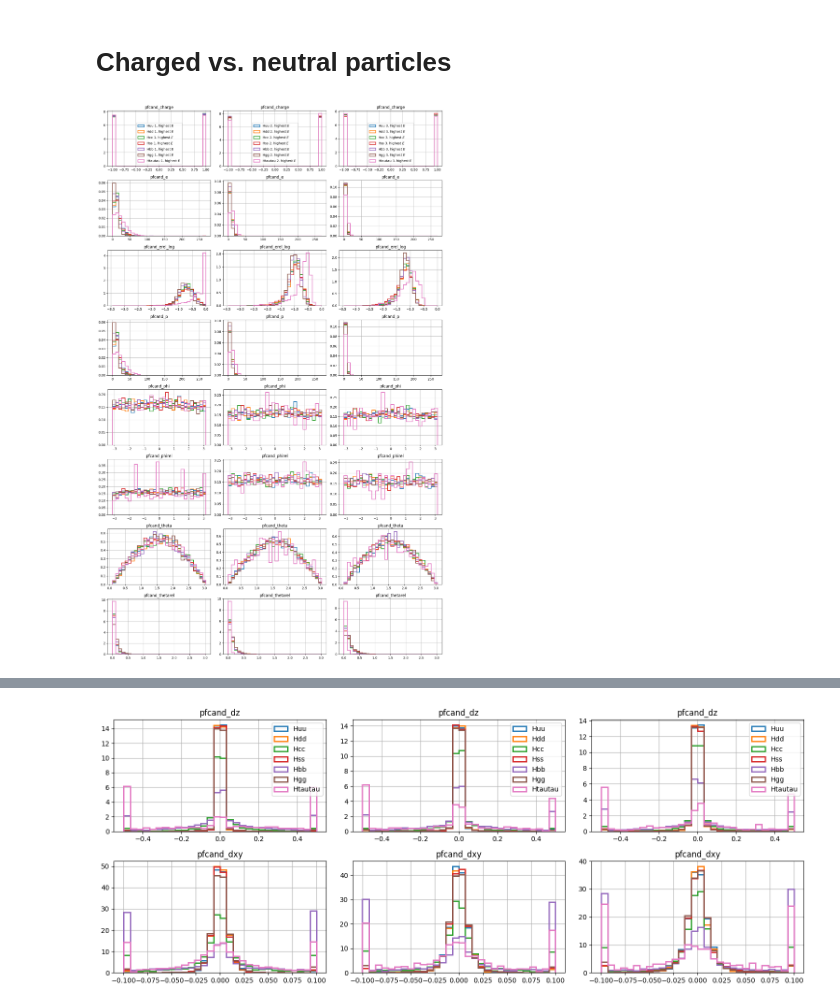
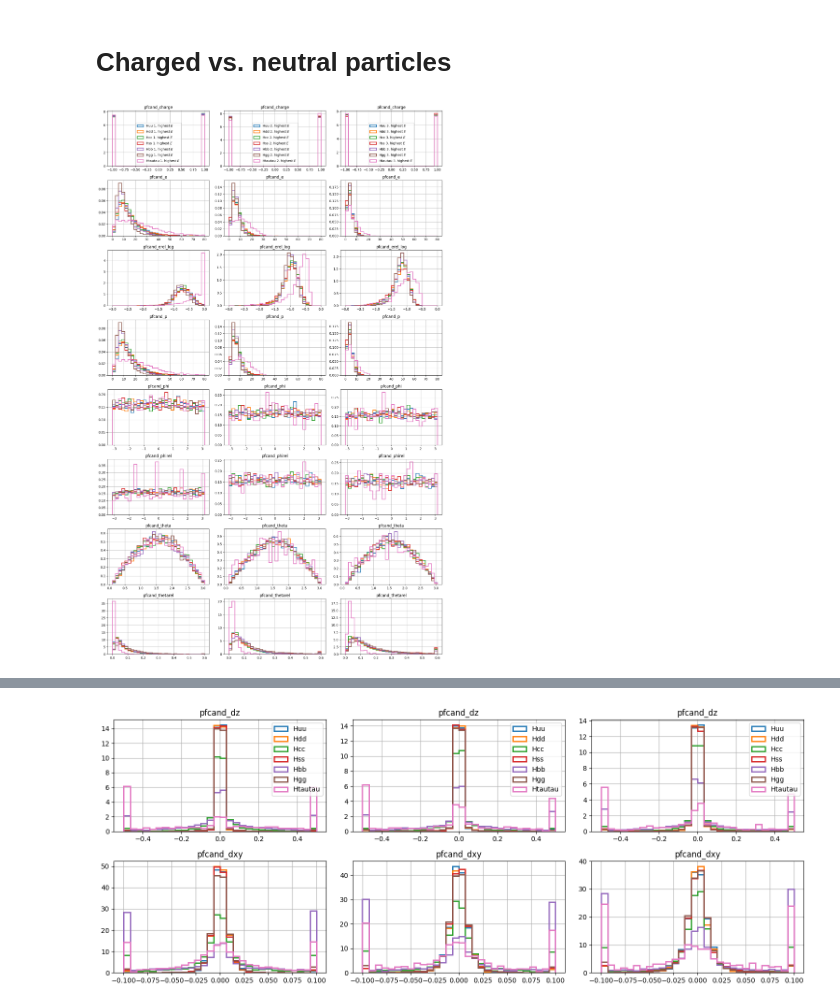
Before and after one commit to saracreates/TaggingResults, a Jupyter notebook: fullSim-Hxx.ipynb, the cells around one changed output, grey strips where cells are left out. Saved outputs shown, nothing was run; the diff lists cells and outputs as text; code cells hidden in the pictures.

Commit message:
Hxx plots & finding the dip in SIP

```diff
--- a/fullSim-Hxx.ipynb
+++ b/fullSim-Hxx.ipynb
@@ -46,6 +46,3 @@ ss 3600
 bb 3800
 gg 4000
 tautau 3798
-# %%
-for param in dic.values():
-    print(max(param["jet_e"]))
@@ -226,7 +238,7 @@ def plot_key_highest_e_cpart(keys, ptype="cpart", k=3, r=None, bins=20, log=Fals
                 ax.hist(a, bins=bins, histtype='step', linewidth=2.0, range=combined_range, label=label, density=True)
                 if log:
                     ax.set_yscale('log')
-                if idx == 0:
+                if idx == 0 and i==0:
                     ax.legend()
                 ax.grid()
     plt.tight_layout()
@@ -238,16 +250,27 @@ def plot_key_highest_e_cpart(keys, ptype="cpart", k=3, r=None, bins=20, log=Fals
 # %%
 keys= [ 'pfcand_charge',
  'pfcand_e',
  'pfcand_erel_log',
  'pfcand_p',
  'pfcand_phi',
  'pfcand_phirel',
  'pfcand_theta',
  'pfcand_thetarel']
 
-plot_key_highest_e_cpart(keys, bins=30, save=save_status, path='./hist-Hxx/jetct_cp_properties.pdf')
+ranges = {
+    'pfcand_charge': None,
+    'pfcand_e': (0, 80),
+    'pfcand_erel_log': (-3, 0),
+    'pfcand_p': (0, 80),
+    'pfcand_phi': None,
+    'pfcand_phirel': None,
+    'pfcand_theta': None,
+    'pfcand_thetarel': (0,0.6)
+}
+
+plot_key_highest_e_cpart(keys, bins=30, r=ranges, save=save_status, path='./hist-Hxx/jetct_cp_properties.pdf')
 # %% [output]
-[figure, old version]
+[figure, new version]
 # %%
 keys= [ 'pfcand_charge',
  'pfcand_e',
```
Also changed, not shown: parts of 15 cells of this notebook, 12 other files.
